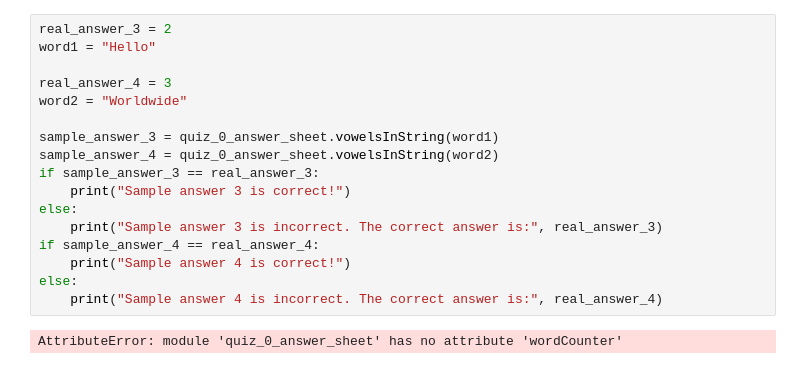
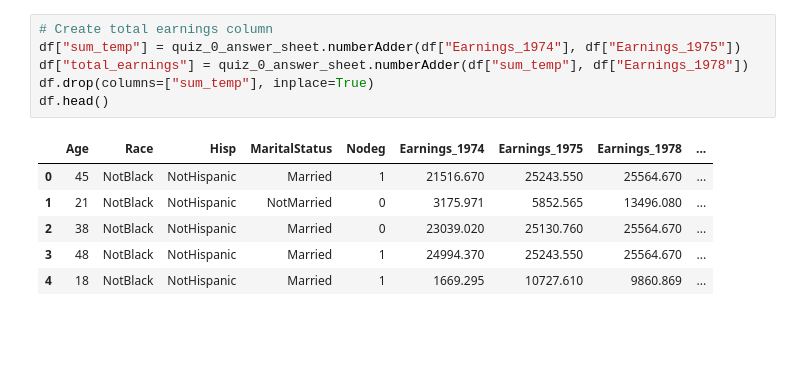
Before and after one commit to AkeemSemperDataScience/3450-Lab-0-Example-Students, a Jupyter notebook: START_Quiz_0.ipynb, the cells around one changed output. Cells and saved outputs as stored; diff of their text form; blank space fills up the shorter version.

```diff
--- a/START_Quiz_0.ipynb
+++ b/START_Quiz_0.ipynb
@@ -29,19 +59,13 @@ Sample answer 2 is incorrect. The correct answer is: -9
 # %%
-real_answer_3 = 2
-word1 = "Hello"
-
-real_answer_4 = 3
-word2 = "Worldwide"
-
-sample_answer_3 = quiz_0_answer_sheet.vowelsInString(word1)
-sample_answer_4 = quiz_0_answer_sheet.vowelsInString(word2)
-if sample_answer_3 == real_answer_3:
-    print("Sample answer 3 is correct!")
-else:
-    print("Sample answer 3 is incorrect. The correct answer is:", real_answer_3)
-if sample_answer_4 == real_answer_4:
-    print("Sample answer 4 is correct!")
-else:
-    print("Sample answer 4 is incorrect. The correct answer is:", real_answer_4)
+# Create total earnings column
+df["sum_temp"] = quiz_0_answer_sheet.numberAdder(df["Earnings_1974"], df["Earnings_1975"])
+df["total_earnings"] = quiz_0_answer_sheet.numberAdder(df["sum_temp"], df["Earnings_1978"])
+df.drop(columns=["sum_temp"], inplace=True)
+df.head()
 # %% [output]
-AttributeError: module 'quiz_0_answer_sheet' has no attribute 'wordCounter'
+|  | Age | Race | Hisp | MaritalStatus | Nodeg | Earnings_1974 | Earnings_1975 | Earnings_1978 | ... |
+| 0 | 45 | NotBlack | NotHispanic | Married | 1 | 21516.670 | 25243.550 | 25564.670 | ... |
+| 1 | 21 | NotBlack | NotHispanic | NotMarried | 0 | 3175.971 | 5852.565 | 13496.080 | ... |
+| 2 | 38 | NotBlack | NotHispanic | Married | 0 | 23039.020 | 25130.760 | 25564.670 | ... |
+| 3 | 48 | NotBlack | NotHispanic | Married | 1 | 24994.370 | 25243.550 | 25564.670 | ... |
+| 4 | 18 | NotBlack | NotHispanic | Married | 1 | 1669.295 | 10727.610 | 9860.869 | ... |
```
Also changed, not shown: parts of 9 cells of this notebook, 4 other files.
